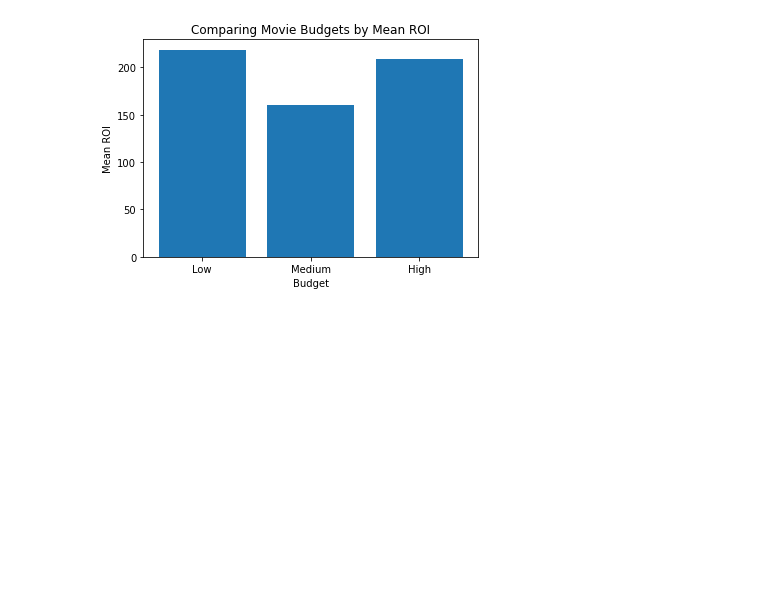
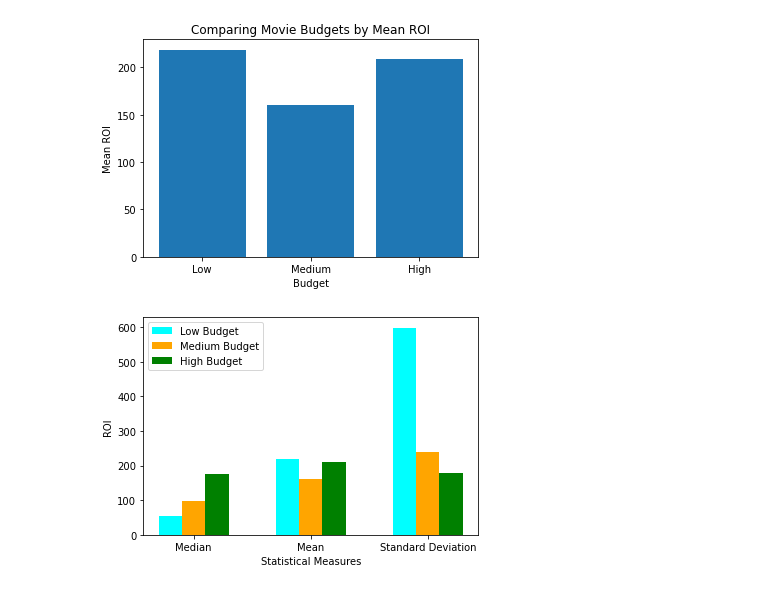
Before and after one commit to halemade/film_recommendations, a Jupyter notebook: explore_budget.ipynb, the cells around one changed output. Saved outputs shown, nothing was run; the diff lists cells and outputs as text; code cells hidden in the pictures; blank space fills up the shorter version.

Commit message:
added aggregate graphs

```diff
--- a/explore_budget.ipynb
+++ b/explore_budget.ipynb
@@ -120,6 +121,6 @@ df_recent.head()
 | 4 | 5 | 2017-12-15 | Star Wars Ep. VIII: The Last Jedi | 317000000.0 | 620181382.0 | 1.316722e+09 | 315.369636 |
 # %%
 #remove films with $0 gross sales (outlier or input error)
-df_recent = df_recent[df_recent['roi_%'] != -100]
+df_recent = df_recent[df_recent['roi'] != -100]
 # %%
 fig, ax = plt.subplots()
@@ -329,3 +330,22 @@ ax.set_ylabel("Mean ROI")
 # %% [output]
 Text(0, 0.5, 'Mean ROI')
 [figure]
+# %%
+# create data
+x = np.arange(3)
+y1 = list(df_low['roi'].agg(['median','mean','std']))
+y2 = list(df_med['roi'].agg(['median','mean','std']))
+y3 = list(df_high['roi'].agg(['median','mean','std']))
+width = 0.2
+
+# plot data in grouped manner of bar type
+plt.bar(x-0.2, y1, width, color='cyan')
+plt.bar(x, y2, width, color='orange')
+plt.bar(x+0.2, y3, width, color='green')
+plt.xticks(x, ['Median', 'Mean', 'Standard Deviation'])
+plt.xlabel("Statistical Measures")
+plt.ylabel("ROI")
+plt.legend(["Low Budget", "Medium Budget", "High Budget"])
+plt.show()
+# %% [output]
+[figure, added]
```
Also changed, not shown: parts of 23 cells of this notebook, 1 other file.
